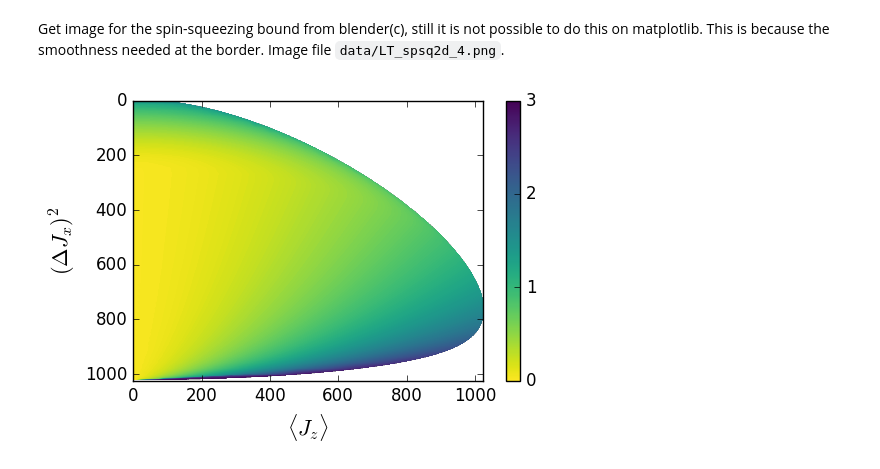
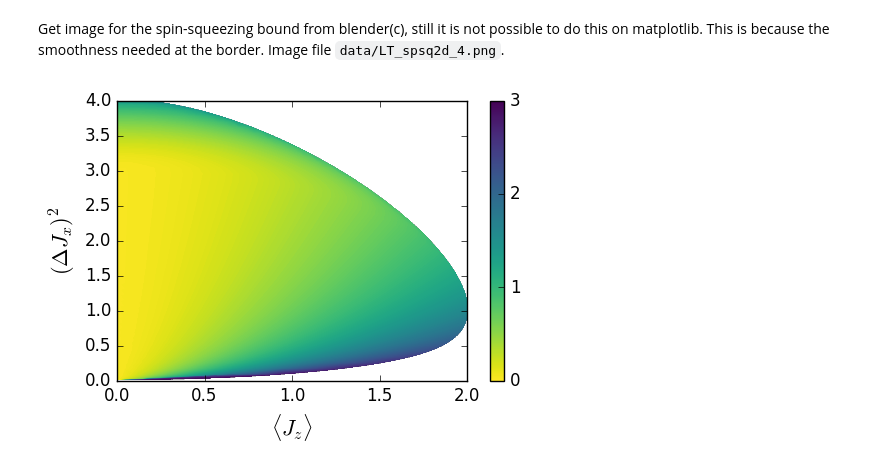
Before and after one commit to iagobaapellaniz/PhD_Thesis, a Jupyter notebook: plots.ipynb, the cells around one changed output. Cells and saved outputs as stored; diff of their text form; code cells hidden in the pictures.

```diff
--- a/plots.ipynb
+++ b/plots.ipynb
@@ -135,23 +147,23 @@ Get image for the spin-squeezing bound from blender(c), still it is not possible
 # %%
 figure(figsize=(6,3.5))
 
 xlabel(L"\langle J_z \rangle",fontsize=L_FSIZE)
 ylabel(L"(\Delta J_x)^2",fontsize=L_FSIZE)
 
 png = imread("data/data-spsq-4-blender.png")
 data = (png[:,:,1]+png[:,:,2]+png[:,:,3])/3
 # deal with the alpha chanel
 achanel = png[:,:,4]
 map!((x)->if x==0 NaN else 0 end,achanel)
 data = data+achanel
 data = (data - minimum(data))/(maximum(data)-minimum(data))
 
-im = imshow(data, cmap="viridis_r",aspect=4/5)
+im = imshow(data, cmap=CMAP_R ,aspect=1/2*4/5, extent=[0,2,0,4])
 t_line = plot()
 
 cb = colorbar(im, ticks=Array(linspace(0,1,4)))
 cb[:ax][:set_yticklabels](vcat(map(string, Array(0:3)),">$ln"))
 
 savefig("svg/LT_spsq2d_4.svg", bbox_inches="tight")
 # %% [output]
-[figure, old version]
+[figure, new version]
```
Also changed, not shown: parts of 11 cells of this notebook, 2 other files.
